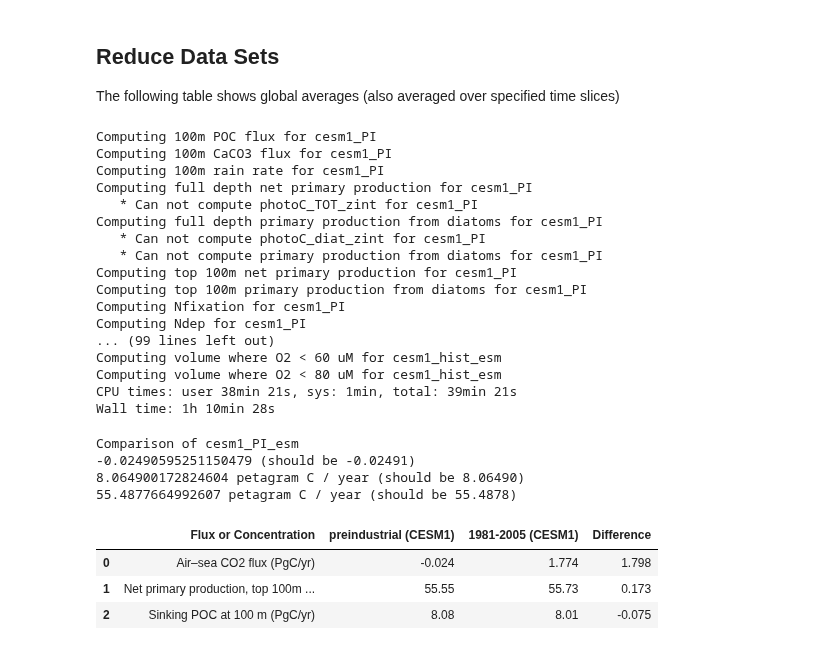
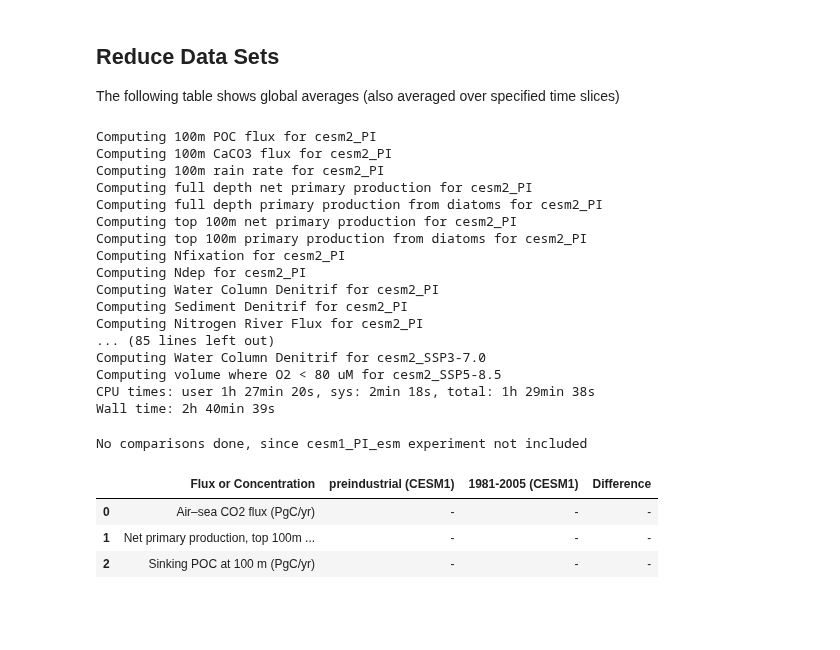
Before and after one commit to marbl-ecosys/cesm2-marbl, a Jupyter notebook: notebooks/Global Flux Table.ipynb, the cells around one changed output. Cells and saved outputs as stored; diff of their text form; code cells hidden in the pictures; blank space fills up the shorter version.

Commit message:
Rerun notebook with just CESM2 data
Note that results in empty tables for the CESM1 runs... hopefully next commit
will contain both.

```diff
--- a/notebooks/Global Flux Table.ipynb
+++ b/notebooks/Global Flux Table.ipynb
@@ -122,17 +122,17 @@ vars = ['photoC_TOT_zint_100m', 'photoC_diat_zint_100m',
        ]
 # experiments is a list of experiments to compute values for
 experiments = [# CESM 1
-               'cesm1_PI',
-               'cesm1_PI_esm',
-               'cesm1_hist',
-               'cesm1_hist_esm',
+#                'cesm1_PI',
+#                'cesm1_PI_esm',
+#                'cesm1_hist',
+#                'cesm1_hist_esm',
                # CESM 2
-#                'cesm2_PI',
-#                'cesm2_hist',
-#                'cesm2_SSP1-2.6',
-#                'cesm2_SSP2-4.5',
-#                'cesm2_SSP3-7.0',
-#                'cesm2_SSP5-8.5',
+               'cesm2_PI',
+               'cesm2_hist',
+               'cesm2_SSP1-2.6',
+               'cesm2_SSP2-4.5',
+               'cesm2_SSP3-7.0',
+               'cesm2_SSP5-8.5',
               ]
 
 # experiment_longnames defines the table headers
@@ -684,23 +686,23 @@ for exp in experiments:
     if exp != experiments[-1]:
         print('\n----\n')
 # %% [output]
-Computing 100m POC flux for cesm1_PI
-Computing 100m CaCO3 flux for cesm1_PI
-Computing 100m rain rate for cesm1_PI
-Computing full depth net primary production for cesm1_PI
-   * Can not compute photoC_TOT_zint for cesm1_PI
-Computing full depth primary production from diatoms for cesm1_PI
-   * Can not compute photoC_diat_zint for cesm1_PI
-   * Can not compute primary production from diatoms for cesm1_PI
-Computing top 100m net primary production for cesm1_PI
-Computing top 100m primary production from diatoms for cesm1_PI
-Computing Nfixation for cesm1_PI
-Computing Ndep for cesm1_PI
-... (99 lines left out)
-Computing volume where O2 < 60 uM for cesm1_hist_esm
-Computing volume where O2 < 80 uM for cesm1_hist_esm
-CPU times: user 38min 21s, sys: 1min, total: 39min 21s
-Wall time: 1h 10min 28s
+Computing 100m POC flux for cesm2_PI
+Computing 100m CaCO3 flux for cesm2_PI
+Computing 100m rain rate for cesm2_PI
+Computing full depth net primary production for cesm2_PI
+Computing full depth primary production from diatoms for cesm2_PI
+Computing top 100m net primary production for cesm2_PI
+Computing top 100m primary production from diatoms for cesm2_PI
+Computing Nfixation for cesm2_PI
+Computing Ndep for cesm2_PI
+Computing Water Column Denitrif for cesm2_PI
+Computing Sediment Denitrif for cesm2_PI
+Computing Nitrogen River Flux for cesm2_PI
+... (85 lines left out)
+Computing Water Column Denitrif for cesm2_SSP3-7.0
+Computing volume where O2 < 80 uM for cesm2_SSP5-8.5
+CPU times: user 1h 27min 20s, sys: 2min 18s, total: 1h 29min 38s
+Wall time: 2h 40min 39s
 # %%
 def make_table(diag_columns, test_exps):
     table_dict = dict()
@@ -761,30 +763,30 @@ if 'cesm1_PI_esm' in diagnostic_values:
 else:
     print('No comparisons done, since cesm1_PI_esm experiment not included')
 # %% [output]
-Comparison of cesm1_PI_esm
--0.02490595251150479 (should be -0.02491)
-8.064900172824604 petagram C / year (should be 8.06490)
-55.4877664992607 petagram C / year (should be 55.4878)
+No comparisons done, since cesm1_PI_esm experiment not included
 # %%
 # Keith L's table
 rows = [CO2_key, NPP_100m_key, POC_key]
 # Match number of digits in orginal paper
 rounding[CO2_key] = 3
 rounding[NPP_100m_key] = 2
 
 # Add difference column
 new_exp = 'diff'
 diagnostic_values[new_exp] = dict()
 experiment_longnames[new_exp] = 'Difference'
 for key in rows:
-    diagnostic_values[new_exp][key] = diagnostic_values['cesm1_hist'][key] - diagnostic_values['cesm1_PI'][key]
+    if ('cesm1_hist' in diagnostic_values) and ('cesm1_PI' in diagnostic_values):
+        diagnostic_values[new_exp][key] = diagnostic_values['cesm1_hist'][key] - diagnostic_values['cesm1_PI'][key]
+    else:
+        diagnostic_values[new_exp][key] = '-'
 
 pd.DataFrame(make_table(rows, ['cesm1_PI', 'cesm1_hist', new_exp]))
 # %% [output]
 |  | Flux or Concentration | preindustrial (CESM1) | 1981-2005 (CESM1) | Difference |
-| 0 | Air–sea CO2 flux (PgC/yr) | -0.024 | 1.774 | 1.798 |
-| 1 | Net primary production, top 100m ... | 55.55 | 55.73 | 0.173 |
-| 2 | Sinking POC at 100 m (PgC/yr) | 8.08 | 8.01 | -0.075 |
+| 0 | Air–sea CO2 flux (PgC/yr) | - | - | - |
+| 1 | Net primary production, top 100m ... | - | - | - |
+| 2 | Sinking POC at 100 m (PgC/yr) | - | - | - |
 # %%
 # Keith M's original table
 # We use a different set of preindustrial years
```
Also changed, not shown: parts of 7 cells of this notebook.
